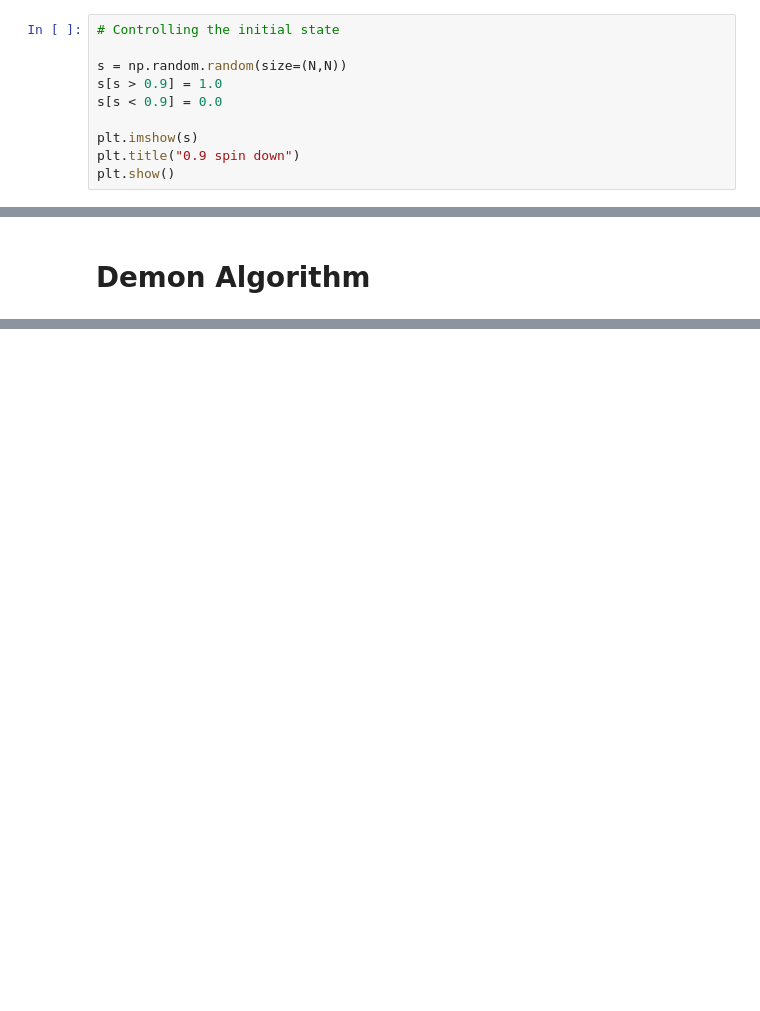
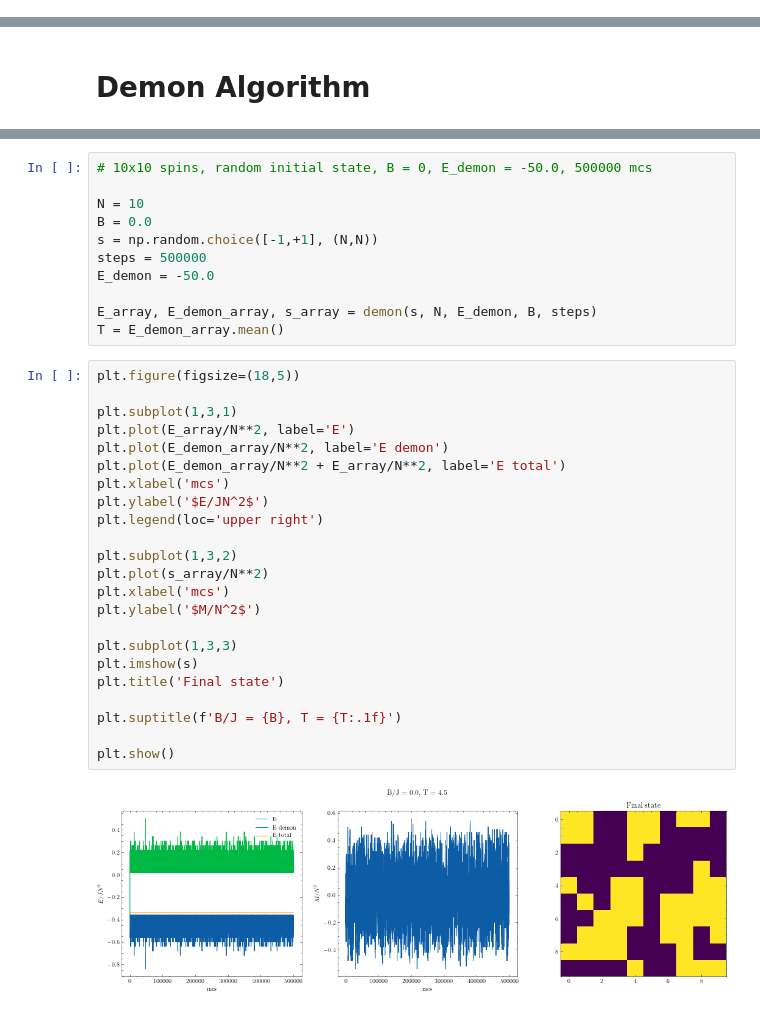
Before and after one commit to franklinzppa/fisica-computacional, a Jupyter notebook: Week 9 - Monte Carlo for Statistical Physics.ipynb, the cells around one changed output, grey strips where cells are left out. Drawn from its saved outputs; the diff is of its cells as text; blank space fills up the shorter version.

Commit message:
added demon

```diff
--- a/Week 9 - Monte Carlo for Statistical Physics.ipynb
+++ b/Week 9 - Monte Carlo for Statistical Physics.ipynb
@@ -228,10 +227,0 @@ plt.show()
-# %%
-# Controlling the initial state
-
-s = np.random.random(size=(N,N))
-s[s > 0.9] = 1.0
-s[s < 0.9] = 0.0
-
-plt.imshow(s)
-plt.title("0.9 spin down")
-plt.show()
@@ -267,0 +285,36 @@ for mcs in range(steps):
+# %%
+# 10x10 spins, random initial state, B = 0, E_demon = -50.0, 500000 mcs
+
+N = 10
+B = 0.0
+s = np.random.choice([-1,+1], (N,N))
+steps = 500000
+E_demon = -50.0
+
+E_array, E_demon_array, s_array = demon(s, N, E_demon, B, steps)
+T = E_demon_array.mean()
+# %%
+plt.figure(figsize=(18,5))
+
+plt.subplot(1,3,1)
+plt.plot(E_array/N**2, label='E')
+plt.plot(E_demon_array/N**2, label='E demon')
+plt.plot(E_demon_array/N**2 + E_array/N**2, label='E total')
+plt.xlabel('mcs')
+plt.ylabel('$E/JN^2$')
+plt.legend(loc='upper right')
+
+plt.subplot(1,3,2)
+plt.plot(s_array/N**2)
+plt.xlabel('mcs')
+plt.ylabel('$M/N^2$')
+
+plt.subplot(1,3,3)
+plt.imshow(s)
+plt.title('Final state')
+
+plt.suptitle(f'B/J = {B}, T = {T:.1f}')
+
+plt.show()
+# %% [output]
+[figure, added]
```
Also changed, not shown: parts of 12 cells of this notebook.
